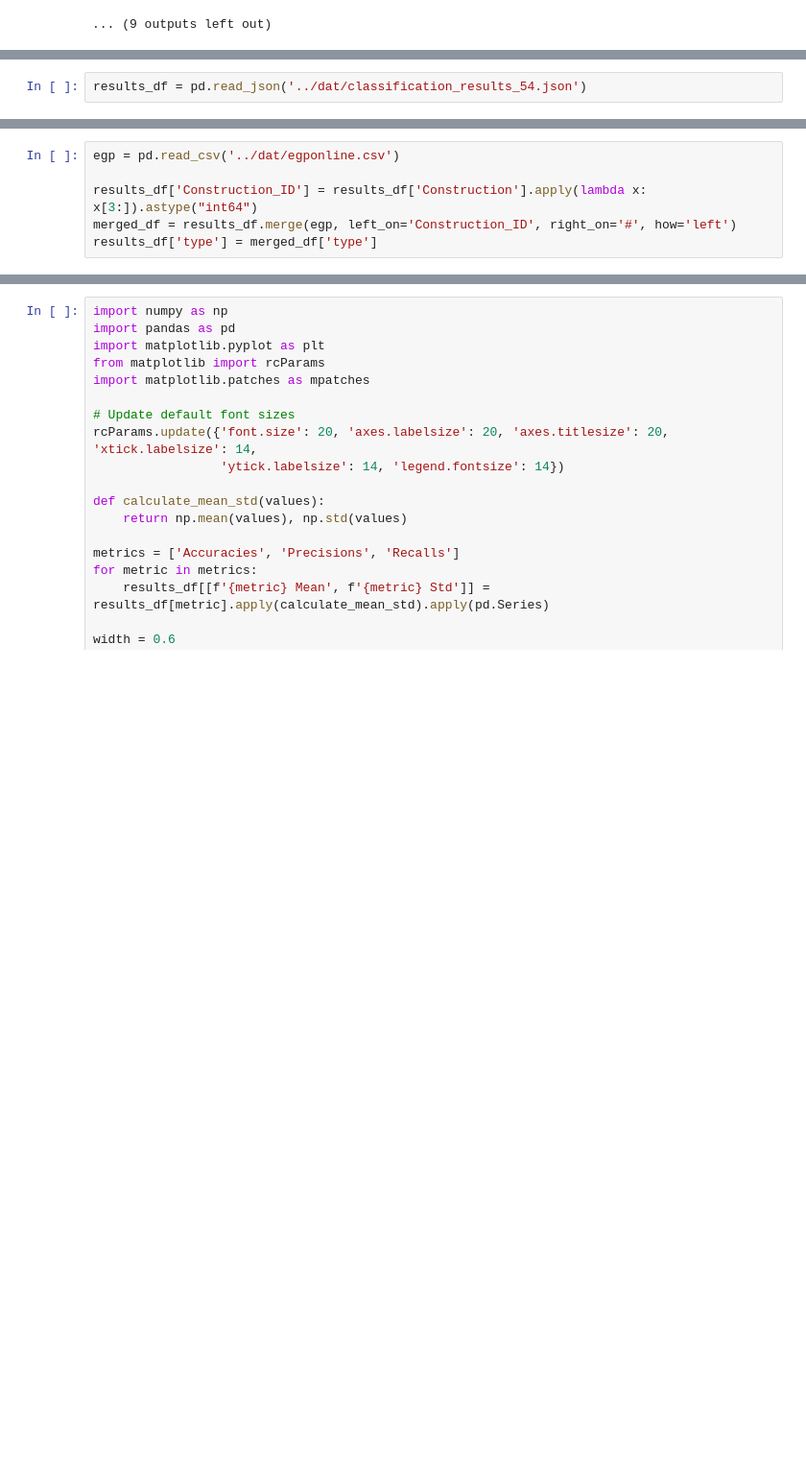
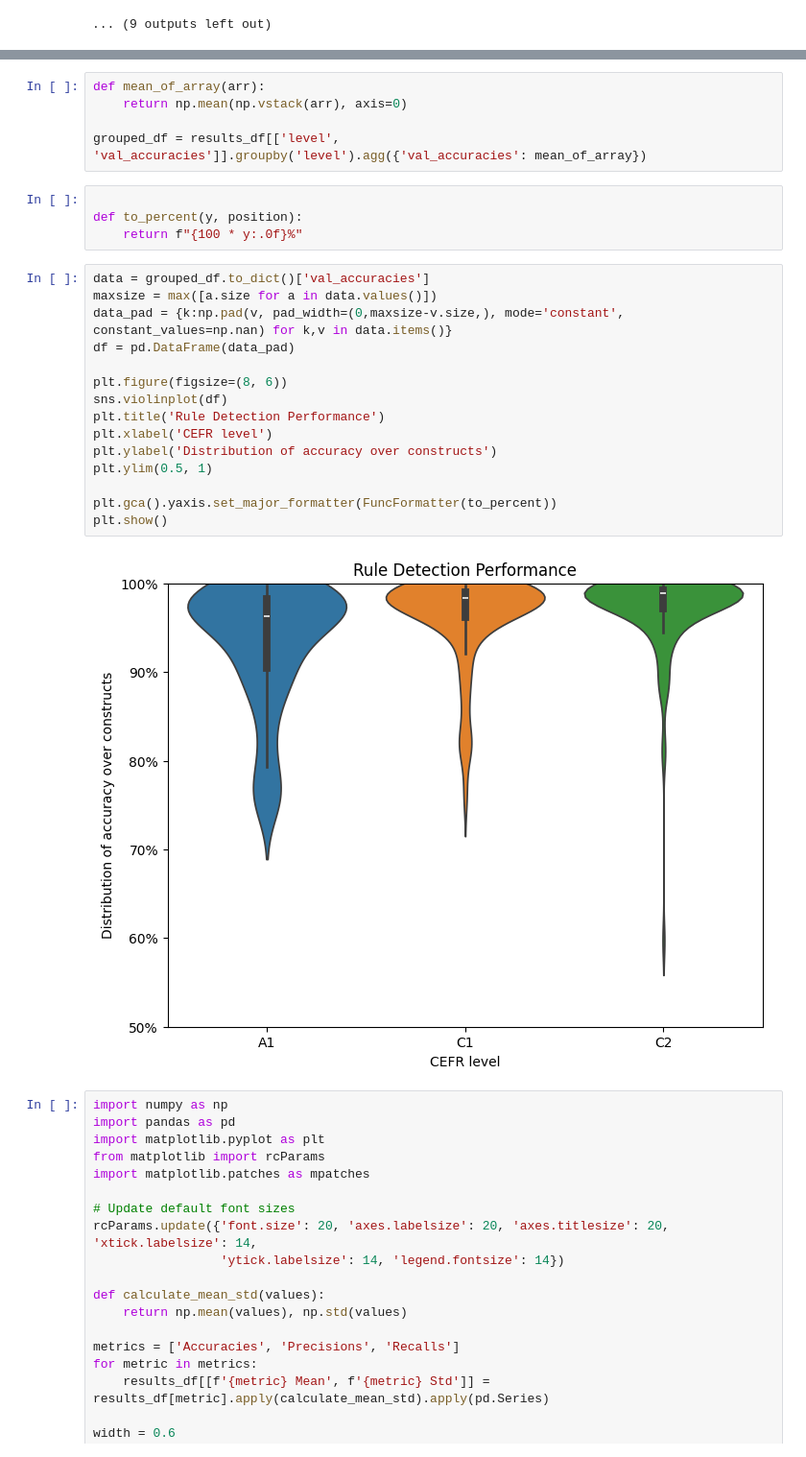
Before and after one commit to dominikglandorf/LLM-grammar, a Jupyter notebook: exp/007_sentence_embeddings.ipynb, the cells around one changed output, grey strips where cells are left out. Shown at 96% size. Cells and saved outputs as stored; diff of their text form; blank space fills up the shorter version.

Commit message:
update classfication results

```diff
--- a/exp/007_sentence_embeddings.ipynb
+++ b/exp/007_sentence_embeddings.ipynb
@@ -405,2 +364,0 @@ results_df.to_json('../dat/classification_results_54.json')
-# %%
-results_df = pd.read_json('../dat/classification_results_54.json')
@@ -409,6 +364,0 @@ Add the type to the construction, again.
-# %%
-egp = pd.read_csv('../dat/egponline.csv')
-
-results_df['Construction_ID'] = results_df['Construction'].apply(lambda x: x[3:]).astype("int64")
-merged_df = results_df.merge(egp, left_on='Construction_ID', right_on='#', how='left')
-results_df['type'] = merged_df['type']
@@ -415,3 +374,29 @@ results_df['type'] = merged_df['type']
+# %%
+def mean_of_array(arr):
+    return np.mean(np.vstack(arr), axis=0)
+
+grouped_df = results_df[['level', 'val_accuracies']].groupby('level').agg({'val_accuracies': mean_of_array})
+# %%
+
+def to_percent(y, position):
+    return f"{100 * y:.0f}%"
+# %%
+data = grouped_df.to_dict()['val_accuracies']
+maxsize = max([a.size for a in data.values()])
+data_pad = {k:np.pad(v, pad_width=(0,maxsize-v.size,), mode='constant', constant_values=np.nan) for k,v in data.items()}
+df = pd.DataFrame(data_pad)
+
+plt.figure(figsize=(8, 6))
+sns.violinplot(df)
+plt.title('Rule Detection Performance')
+plt.xlabel('CEFR level')
+plt.ylabel('Distribution of accuracy over constructs')
+plt.ylim(0.5, 1)
+
+plt.gca().yaxis.set_major_formatter(FuncFormatter(to_percent))
+plt.show()
+# %% [output]
+[figure, added]
 # %%
 import numpy as np
 import pandas as pd
```
Also changed, not shown: parts of 13 cells of this notebook, 6 other files.
